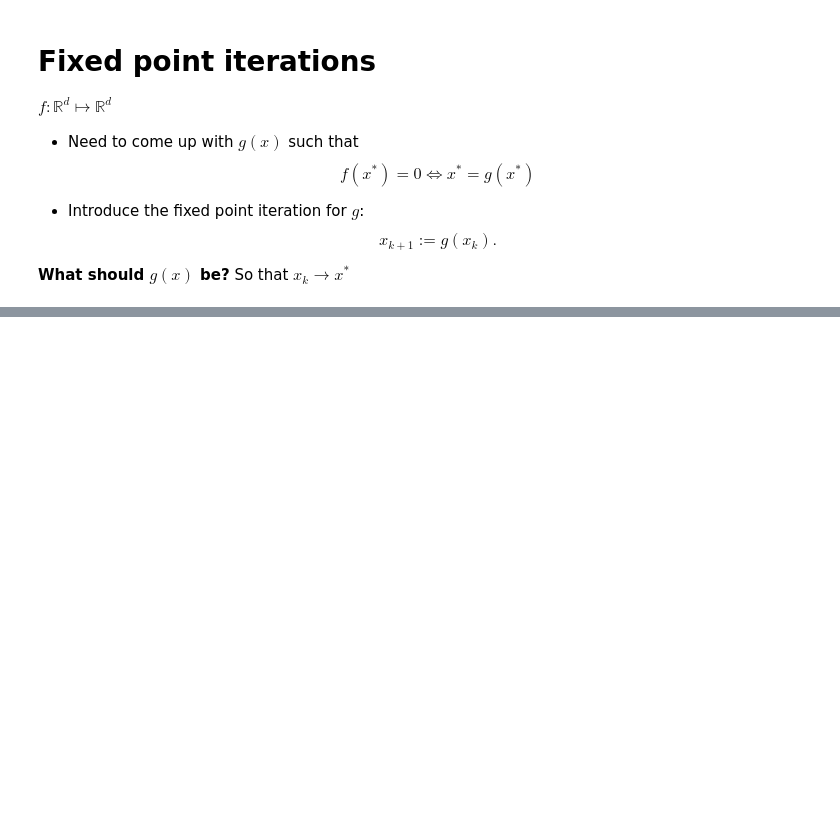
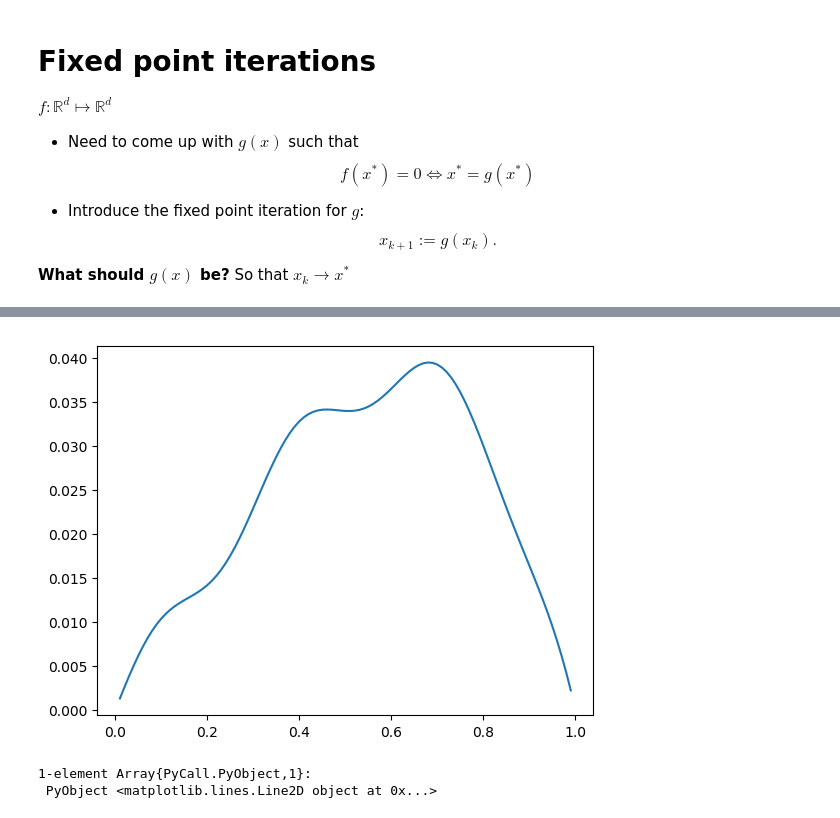
Before and after one commit to yhrtsai/M368K_S2018, a Jupyter notebook: M368K Workbook-Fixed Point algorithms.ipynb, the cells around one changed output, grey strips where cells are left out. Drawn from its saved outputs; the diff is of its cells as text; code cells hidden in the pictures; blank space fills up the shorter version.

```diff
--- a/M368K Workbook-Fixed Point algorithms.ipynb
+++ b/M368K Workbook-Fixed Point algorithms.ipynb
@@ -166,0 +390,40 @@ println(A*x-b)
+# %%
+N=100
+xgrid=linspace(0,1,N+1)
+Δx=1/N
+
+f=x-> x.^2+sin(20*x)
+
+#The vector U stores (u1,u2,u3,cdots, u_(N-1))
+U=zeros(N-1)
+
+#N-2 because we exclude x=0 and X=1.
+A=-2.*diagm(ones(N-1))+diagm(ones(N-2),1)+diagm(ones(N-2),-1)
+F=collect(f.(xgrid[2:end-1]))
+
+b=F.*Δx^2
+
+@time U=-A\b
+
+Ugs=copy(U)
+Uj=copy(U)
+Usor=copy(U)
+
+println("\n")
+@time GaussSeidelIterations!(Ugs, A, b, 1e-10)
+
+println("\n")
+@time JacobiIterations!(Uj, A, b, 1e-10)
+
+println("\n")
+@time SOR!(Usor, A, b, 1.5, 1e-10)
+
+M=diagm(diag(A),0)
+N=M-A
+λ=svdvals(M\N)
+ωopt=2.0/(1.0+sqrt(1.0-λ[1]^2))
+
+println("λ_J = ", λ[1],"\n")
+println("optimal ω for this case is ", ωopt,"\n")
+Usor=copy(U)
+@time SOR!(Usor, A, b, ωopt, tol)
@@ -166,0 +450,8 @@ println(A*x-b)
+# %%
+using PyPlot
+
+plot(xgrid[2:end-1], U)
+# %% [output]
+[figure, added]
+1-element Array{PyCall.PyObject,1}:
+ PyObject <matplotlib.lines.Line2D object at 0x...>
```
Also changed, not shown: parts of 25 cells of this notebook.
